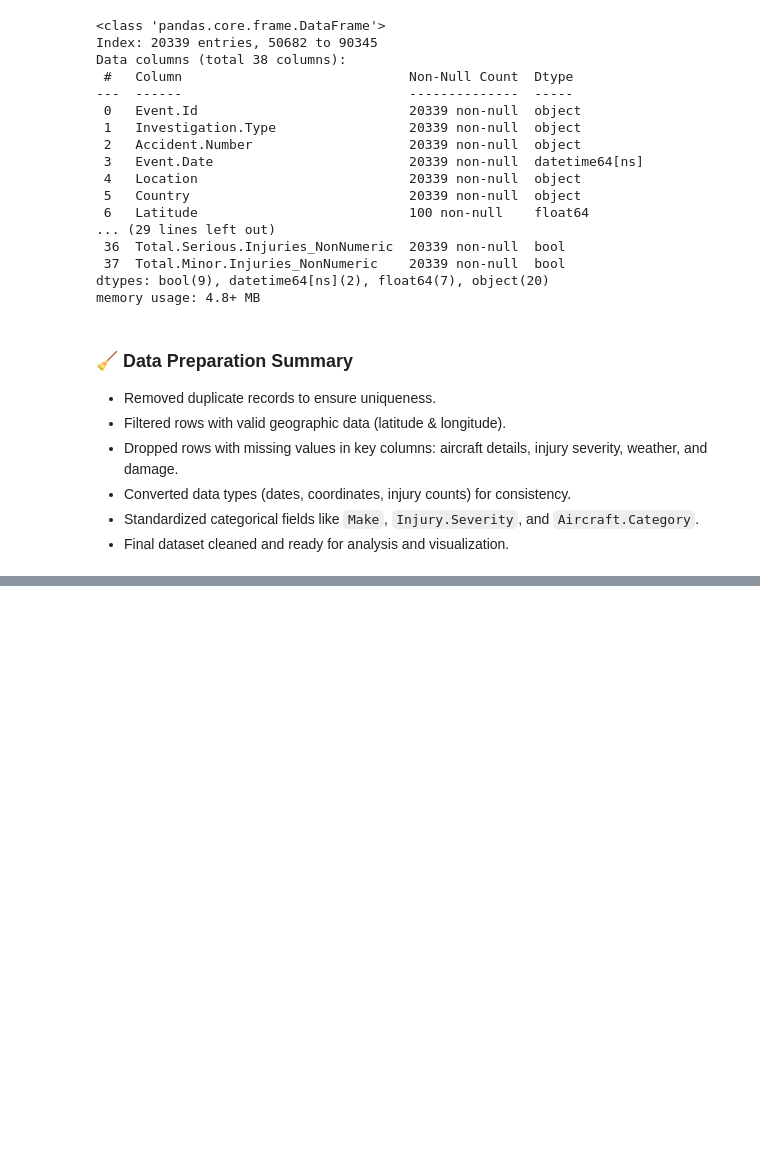
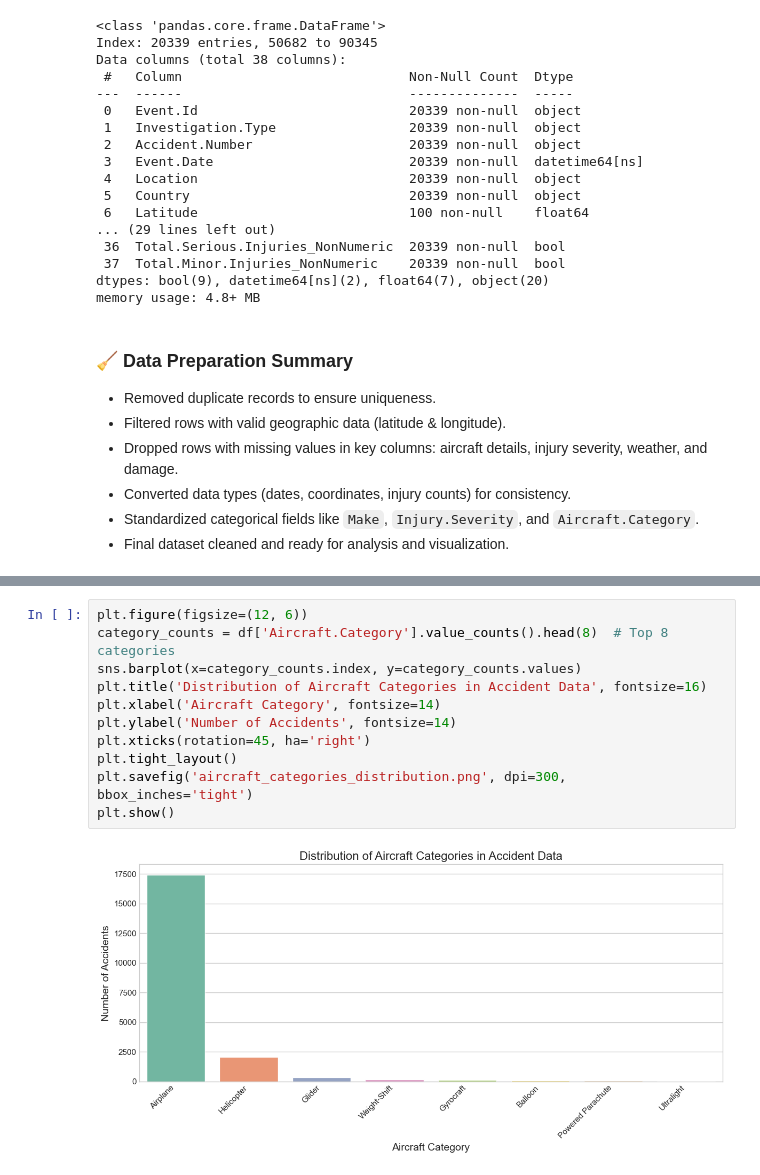
Before and after one commit to g-eez/dsc-phase-1-project, a Jupyter notebook: Project_Notebook.ipynb, the cells around one changed output, grey strips where cells are left out. Cells and saved outputs as stored; diff of their text form; blank space fills up the shorter version.

Commit message:
Data analysis complete

```diff
--- a/Project_Notebook.ipynb
+++ b/Project_Notebook.ipynb
@@ -985,0 +1162,13 @@ memory usage: 4.8+ MB
+# %%
+plt.figure(figsize=(12, 6))
+category_counts = df['Aircraft.Category'].value_counts().head(8)  # Top 8 categories
+sns.barplot(x=category_counts.index, y=category_counts.values)
+plt.title('Distribution of Aircraft Categories in Accident Data', fontsize=16)
+plt.xlabel('Aircraft Category', fontsize=14)
+plt.ylabel('Number of Accidents', fontsize=14)
+plt.xticks(rotation=45, ha='right')
+plt.tight_layout()
+plt.savefig('aircraft_categories_distribution.png', dpi=300, bbox_inches='tight')
+plt.show()
+# %% [output]
+[figure, added]
```
Also changed, not shown: parts of 31 cells of this notebook, 12 other files.
